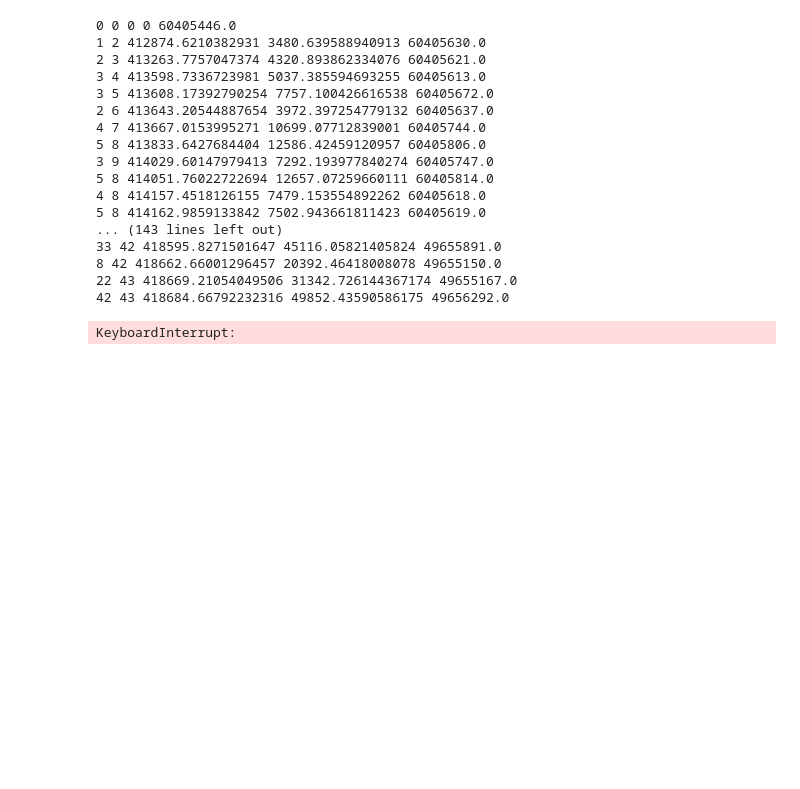
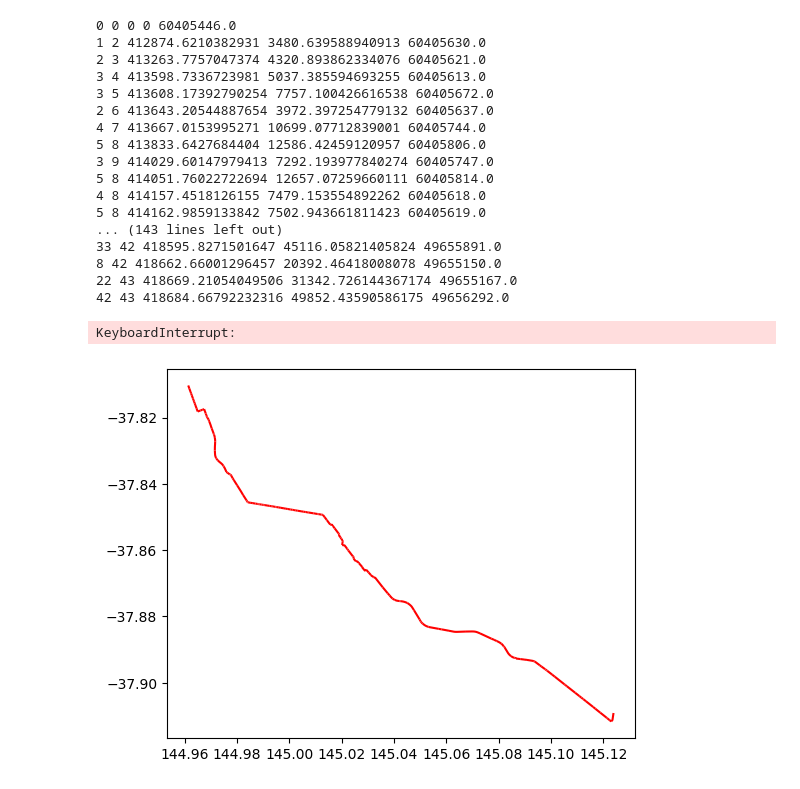
Before and after one commit to thanhan910/vicpathfinding, a Jupyter notebook: main.ipynb, the cells around one changed output. Saved outputs shown, nothing was run; the diff lists cells and outputs as text; code cells hidden in the pictures; blank space fills up the shorter version.

```diff
--- a/main.ipynb
+++ b/main.ipynb
@@ -157,7 +157,7 @@ start, goal, heuristic(start, goal), points_coords[start], points_coords[goal]
  (142.0695112830001, -33.03118002299993),
  (145.44998773100008, -35.45826235699997))
 # %%
-path, cost = astar(start, goal)
+path, cost = astar(start_road_info, goal_road_info)
 # 3m
 # %%
 sql = f"""
@@ -262,0 +377,31 @@ KeyboardInterrupt:
+# %%
+pathx, costx = search_path(144.96172126212252, -37.81065766455539, 145.123541764671, -37.90972936849771)
+# %%
+def get_path_info(path):
+    sql = f"""
+    SELECT ufi, ezi_road_name_label, direction_code, road_length_meters, geom
+    FROM vmtrans.tr_road_all
+    WHERE ufi IN ({','.join([str(int(ufi)) for ufi in path])});
+    """
+    gdf = gpd.read_postgis(sql, con=engine)
+    gdf['geometry'] = gdf['geom'].apply(lambda x: x.geoms[0])
+    gdf.drop(columns=['geom'], inplace=True)
+    gdf = gpd.GeoDataFrame(gdf, crs='EPSG:7844', geometry='geometry')
+    roads_info = gdf.set_index('ufi').to_dict(orient='index')
+    gdf = gpd.GeoDataFrame(
+    [{
+        'ufi': ufi,
+        'ezi_road_name_label': roads_info[ufi]['ezi_road_name_label'],
+        'direction_code': roads_info[ufi]['direction_code'],
+        'road_length_meters': roads_info[ufi]['road_length_meters'],
+        'geometry': roads_info[ufi]['geometry']
+    } for ufi in path], crs='EPSG:7844', geometry='geometry')
+    return gdf
+# %%
+gdf = get_path_info(pathx)
+# %%
+fig, ax = plt.subplots()
+gdf.plot(ax=ax, color='red')
+plt.show()
+# %% [output]
+[figure, added]
```
Also changed, not shown: parts of 6 cells of this notebook.
